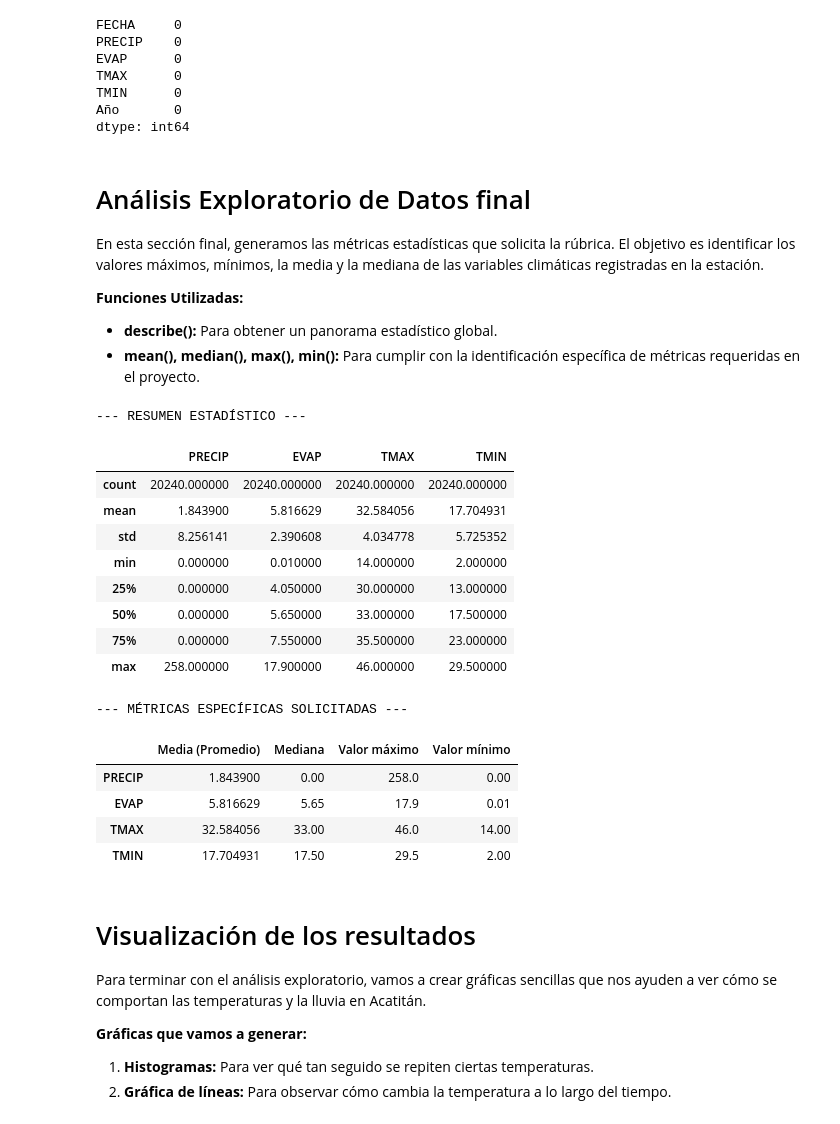
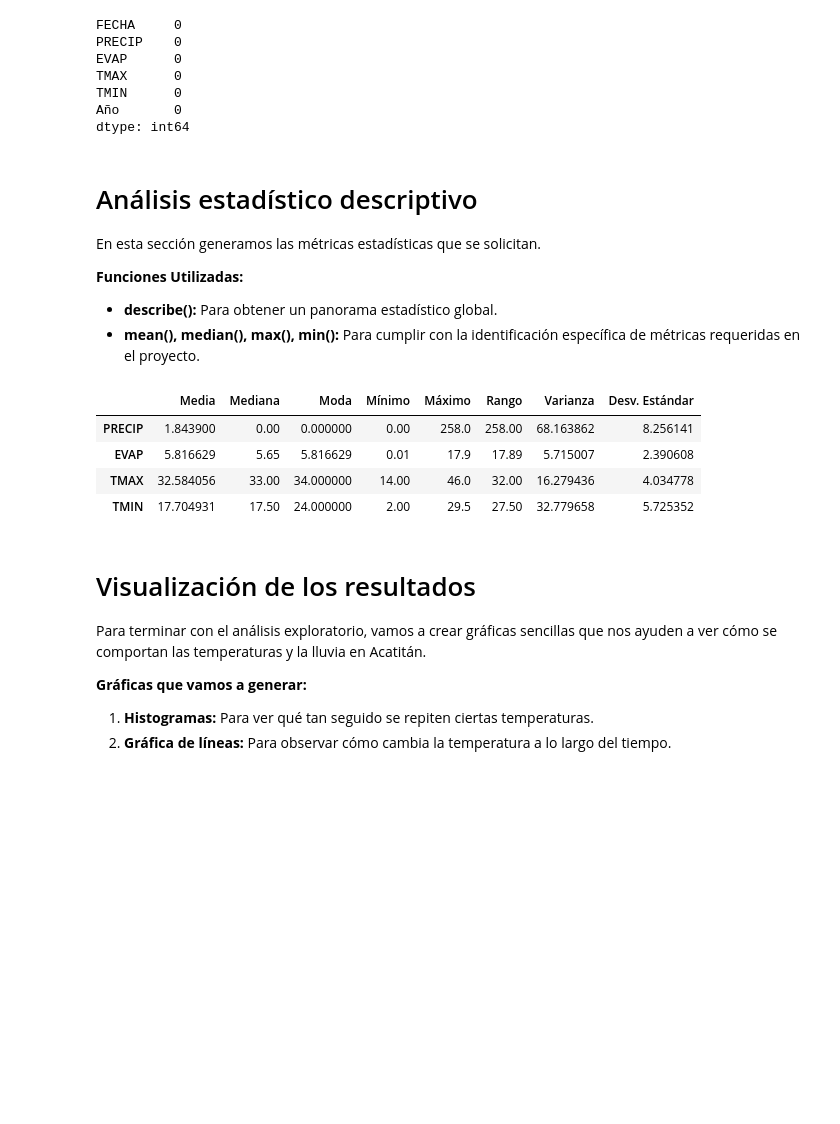
Before and after one commit to LuisArchuleta/CDD, a Jupyter notebook: Modulo_3/EDA.ipynb, the cells around one changed output. Saved outputs shown, nothing was run; the diff lists cells and outputs as text; code cells hidden in the pictures; blank space fills up the shorter version.

```diff
--- a/Modulo_3/EDA.ipynb
+++ b/Modulo_3/EDA.ipynb
@@ -349,53 +349,51 @@ TMIN      0
 Año       0
 dtype: int64
 # %% [markdown]
-# Análisis Exploratorio de Datos final
-En esta sección final, generamos las métricas estadísticas que solicita la rúbrica. El objetivo es identificar los valores máximos, mínimos, la media y la mediana de las variables climáticas registradas en la estación.
+# Análisis estadístico descriptivo
+En esta sección generamos las métricas estadísticas que se solicitan.
 
 **Funciones Utilizadas:**
 * **describe():** Para obtener un panorama estadístico global.
 * **mean(), median(), max(), min():** Para cumplir con la identificación específica de métricas requeridas en el proyecto.
 # %%
 def ejecutar_eda(df_temp):
-    """
-    Calcula y muestra las estadísticas principales del dataset.
-    """
-    # Elegimos las columnas a utilizar para calcular los datos
-    cols_num = ['PRECIP', 'EVAP', 'TMAX', 'TMIN']
 
-    print("--- RESUMEN ESTADÍSTICO ---")
-    # Se muestra el resumen estadístico general de las columnas numéricas
-    display(df_temp[cols_num].describe())
+# Seleccionamos solo las columnas numéricas
+    df_numeric = df[['PRECIP', 'EVAP', 'TMAX', 'TMIN']]
 
-    print("\n--- MÉTRICAS ESPECÍFICAS SOLICITADAS ---")
-    # Creamos un DataFrame para mostrar las métricas específicas de media, mediana, máximo y mínimo
-    stats_resumen = pd.DataFrame({
-        'Media (Promedio)': df_temp[cols_num].mean(), # Calculamos la media de cada columna numérica
-        'Mediana': df_temp[cols_num].median(), # Calculamos la mediana de cada columna numérica
-        'Valor máximo': df_temp[cols_num].max(), # Calculamos el valor máximo de cada columna numérica
-        'Valor mínimo': df_temp[cols_num].min() # Calculamos el valor mínimo de cada columna numérica
+    # Calculamos cada métrica por separado
+    media = df_numeric.mean()
+    mediana = df_numeric.median()
+    moda = df_numeric.mode().iloc[0]
+    minimo = df_numeric.min()
+    maximo = df_numeric.max()
+    rango = maximo - minimo
+    varianza = df_numeric.var()
+    desviacion = df_numeric.std()
+
+    # Creamos un DataFrame para el "display" final
+    resumen = pd.DataFrame({
+        'Media': media,
+        'Mediana': mediana,
+        'Moda': moda,
+        'Mínimo': minimo,
+        'Máximo': maximo,
+        'Rango': rango,
+        'Varianza': varianza,
+        'Desv. Estándar': desviacion
     })
-    display(stats_resumen)
+
+    # Mostramos el resultado
+    display(resumen)
 
 # Ejecutamos el análisis final
 ejecutar_eda(df)
 # %% [output]
---- RESUMEN ESTADÍSTICO ---
-|  | PRECIP | EVAP | TMAX | TMIN |
-| count | 20240.000000 | 20240.000000 | 20240.000000 | 20240.000000 |
-| mean | 1.843900 | 5.816629 | 32.584056 | 17.704931 |
-| std | 8.256141 | 2.390608 | 4.034778 | 5.725352 |
-| min | 0.000000 | 0.010000 | 14.000000 | 2.000000 |
-| 25% | 0.000000 | 4.050000 | 30.000000 | 13.000000 |
-| 50% | 0.000000 | 5.650000 | 33.000000 | 17.500000 |
-| 75% | 0.000000 | 7.550000 | 35.500000 | 23.000000 |
-| max | 258.000000 | 17.900000 | 46.000000 | 29.500000 |
+|  | Media | Mediana | Moda | Mínimo | Máximo | Rango | Varianza | Desv. Estándar |
+| PRECIP | 1.843900 | 0.00 | 0.000000 | 0.00 | 258.0 | 258.00 | 68.163862 | 8.256141 |
+| EVAP | 5.816629 | 5.65 | 5.816629 | 0.01 | 17.9 | 17.89 | 5.715007 | 2.390608 |
+| TMAX | 32.584056 | 33.00 | 34.000000 | 14.00 | 46.0 | 32.00 | 16.279436 | 4.034778 |
+| TMIN | 17.704931 | 17.50 | 24.000000 | 2.00 | 29.5 | 27.50 | 32.779658 | 5.725352 |
---- MÉTRICAS ESPECÍFICAS SOLICITADAS ---
-|  | Media (Promedio) | Mediana | Valor máximo | Valor mínimo |
-| PRECIP | 1.843900 | 0.00 | 258.0 | 0.00 |
-| EVAP | 5.816629 | 5.65 | 17.9 | 0.01 |
-| TMAX | 32.584056 | 33.00 | 46.0 | 14.00 |
-| TMIN | 17.704931 | 17.50 | 29.5 | 2.00 |
 # %% [markdown]
 # Visualización de los resultados
 Para terminar con el análisis exploratorio, vamos a crear gráficas sencillas que nos ayuden a ver cómo se comportan las temperaturas y la lluvia en Acatitán.
```
Also changed, not shown: parts of 2 cells of this notebook.
